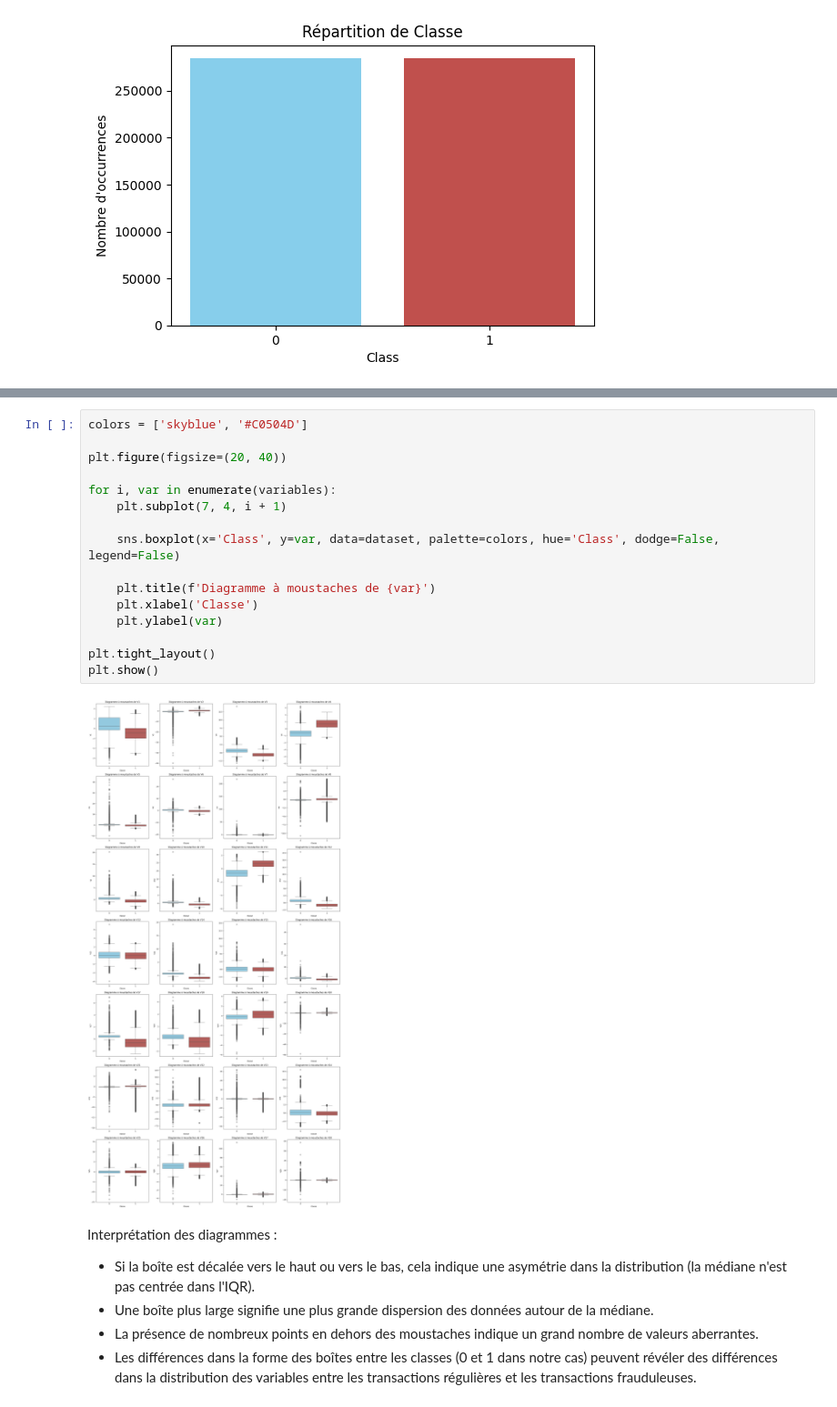
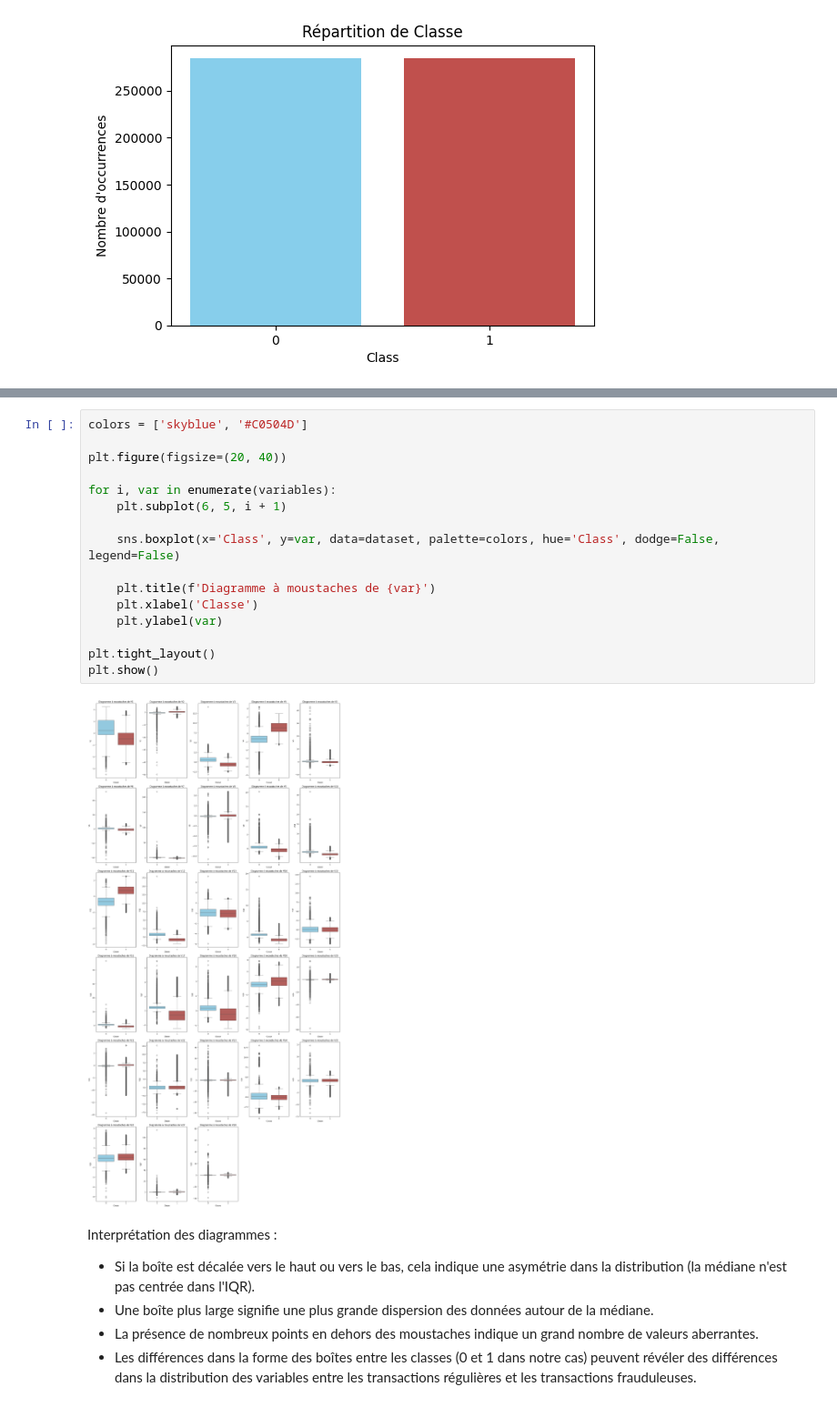
Before and after one commit to RomyJr/Fraud_Detection, a Jupyter notebook: BIG_DATA.ipynb, the cells around one changed output, grey strips where cells are left out. Shown at 91% size. Drawn from its saved outputs; the diff is of its cells as text.

```diff
--- a/BIG_DATA.ipynb
+++ b/BIG_DATA.ipynb
@@ -159,21 +158,21 @@ for var in variables:
 # %%
 colors = ['skyblue', '#C0504D']
 
 plt.figure(figsize=(20, 40))
 
 for i, var in enumerate(variables):
-    plt.subplot(7, 4, i + 1)
+    plt.subplot(6, 5, i + 1)
 
     sns.boxplot(x='Class', y=var, data=dataset, palette=colors, hue='Class', dodge=False, legend=False)
 
     plt.title(f'Diagramme à moustaches de {var}')
     plt.xlabel('Classe')
     plt.ylabel(var)
 
 plt.tight_layout()
 plt.show()
 # %% [output]
-[figure, old version]
+[figure, new version]
 # %% [markdown]
 Interprétation des diagrammes :
 
```
Also changed, not shown: parts of 3 cells of this notebook, 1 other file.
